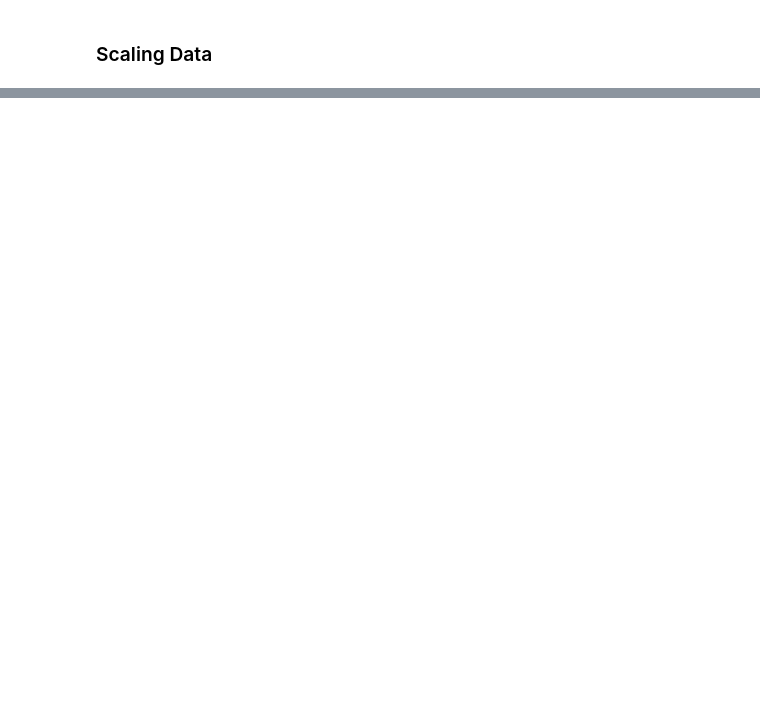
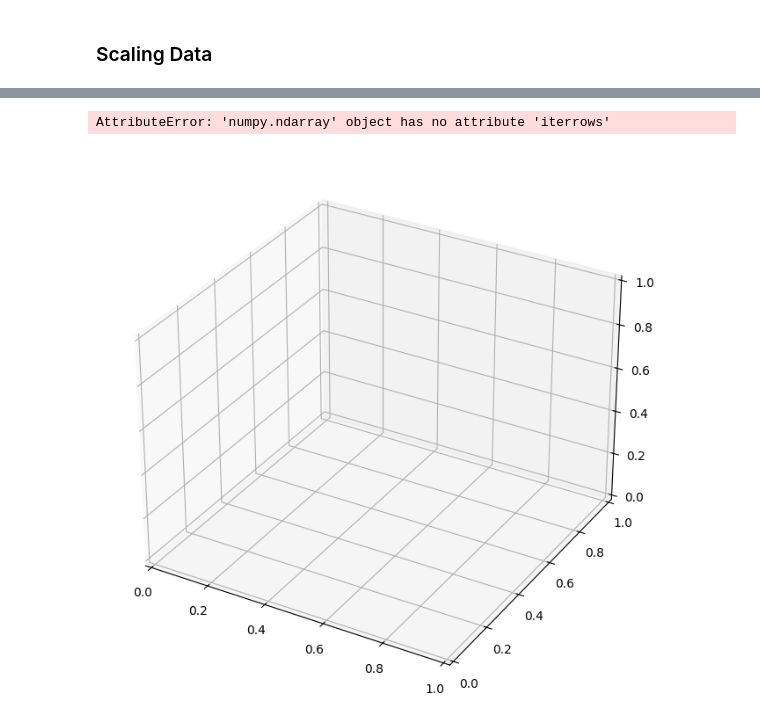
Before and after one commit to benedikt57/XAI, a Jupyter notebook: adult-income-k-nearest-neighbors-knn.ipynb, the cells around one changed output, grey strips where cells are left out. Cells and saved outputs as stored; diff of their text form; code cells hidden in the pictures; blank space fills up the shorter version.

```diff
--- a/adult-income-k-nearest-neighbors-knn.ipynb
+++ b/adult-income-k-nearest-neighbors-knn.ipynb
@@ -565,0 +635,10 @@ Labels der nächsten Nachbarn:
+# %%
+nearest_neighbors = st.inverse_transform(nearest_neighbors)  # Rücktransformation der Merkmale
+nearest_labels = label_encoder_income.inverse_transform(nearest_labels.ravel())  # Rücktransformation der Labels
+
+# round so no float issues exist
+nearest_neighbors = np.round(nearest_neighbors).astype(int)
+
+print("nach backtrafo scaling:")
+debug_df = pd.DataFrame(nearest_neighbors, columns=X.columns)
+debug_df
@@ -565,0 +725,55 @@ Labels der nächsten Nachbarn:
+# %%
+from mpl_toolkits.mplot3d import Axes3D
+
+def plot_nearest_neighbors(dataframe, example_point, prediction, x_axis, y_axis, z_axis, big: bool = False):
+    fig = plt.figure(figsize=(10, 8) if big else (6, 5))
+    ax = fig.add_subplot(111, projection='3d')
+
+    # Plot nearest neighbors with different markers based on income
+    for _, row in dataframe.iterrows():
+        if row['income'] == '>50K':
+            ax.scatter(row[x_axis], row[y_axis], row[z_axis], color='blue', marker='x', label='>50K' if '>50K' not in ax.get_legend_handles_labels()[1] else "")
+        else:
+            ax.scatter(row[x_axis], row[y_axis], row[z_axis], color='green', marker='o', label='<=50K' if '<=50K' not in ax.get_legend_handles_labels()[1] else "")
+
+    # Highlight the example point
+    if prediction:
+        ax.scatter(example_point[x_axis], example_point[y_axis], example_point[z_axis], color='red', marker='x', label='Example Point', s=100)
+    else:
+        ax.scatter(example_point[x_axis], example_point[y_axis], example_point[z_axis], color='red', label='Example Point', s=100)
+
+    # Add labels and legend
+    ax.set_xlabel(x_axis)
+    ax.set_ylabel(y_axis)
+    ax.set_zlabel(z_axis)
+    ax.set_title('3D Nearest Neighbors Visualization')
+    ax.legend()
+    plt.show()
+
+example_point = pd.DataFrame(junge_prime_hat_sich_bayern_inter_ausgesucht)
+for column, mapping in mappings.items():
+    example_point[column] = example_point[column].apply(lambda x: mapping.get(x, f"Unknown ({x})"))
+
+# Plotting the nearest neighbors
+plot_nearest_neighbors(nearest_neighbors, example_point.iloc[0], prediction, 'age', 'hours-per-week', 'gender', big=True)
+# plot_nearest_neighbors(nearest_neighbors_df, example_point.iloc[0], prediction, 'hours-per-week', 'gender', big=True)
+# plot_nearest_neighbors(nearest_neighbors_df, example_point.iloc[0], prediction, 'age', 'workclass')
+# plot_nearest_neighbors(nearest_neighbors_df, example_point.iloc[0], prediction, 'age', 'fnlwgt')
+# plot_nearest_neighbors(nearest_neighbors_df, example_point.iloc[0], prediction, 'age', 'education')
+# plot_nearest_neighbors(nearest_neighbors_df, example_point.iloc[0], prediction, 'age', 'marital-status')
+# plot_nearest_neighbors(nearest_neighbors_df, example_point.iloc[0], prediction, 'age', 'occupation')
+# plot_nearest_neighbors(nearest_neighbors_df, example_point.iloc[0], prediction, 'age', 'relationship')
+# plot_nearest_neighbors(nearest_neighbors_df, example_point.iloc[0], prediction, 'age', 'race')
+# plot_nearest_neighbors(nearest_neighbors_df, example_point.iloc[0], prediction, 'age', 'native-country')
+
+# dftest = st.inverse_transform(X_test)  # Rücktransformation der Merkmale
+# dftest = np.round(dftest).astype(int)
+# dftest = pd.DataFrame(dftest, columns=X.columns)
+# for column, mapping in mappings.items():
+#     dftest[column] = dftest[column].apply(lambda x: mapping.get(x, f"Unknown ({x})"))
+# dftest['income'] = y_test
+# dftest['income'] = dftest['income'].apply(lambda x: '>50K' if x == 1 else '<=50K')
+# plot_nearest_neighbors(dftest, example_point.iloc[0], prediction, 'age', 'hours-per-week', big=True)
+# %% [output]
+AttributeError: 'numpy.ndarray' object has no attribute 'iterrows'
+[figure, added]
```
Also changed, not shown: parts of 23 cells of this notebook.
